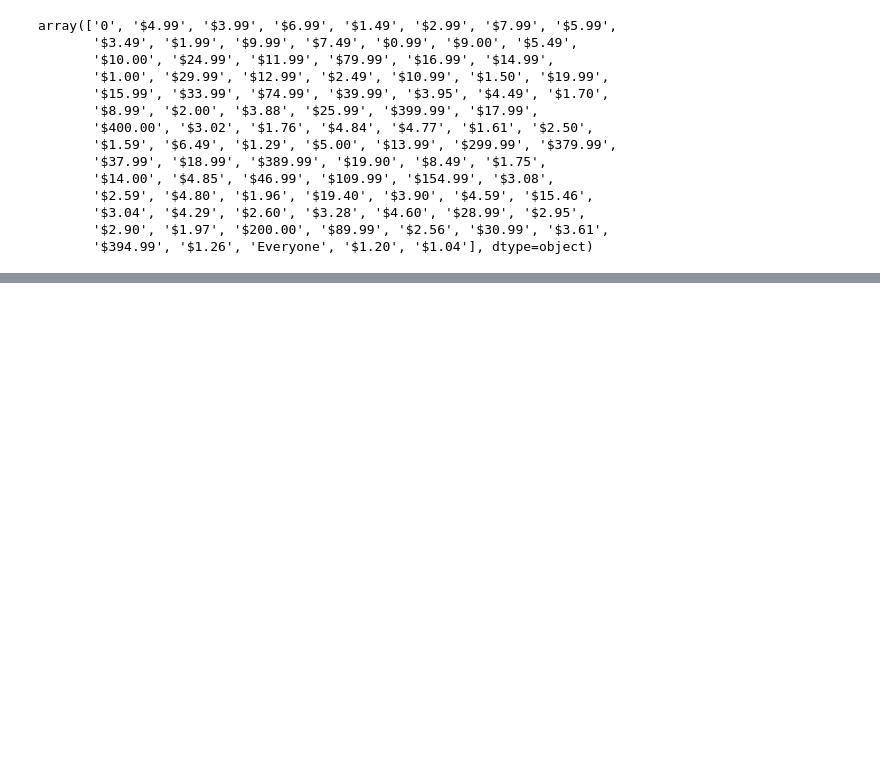
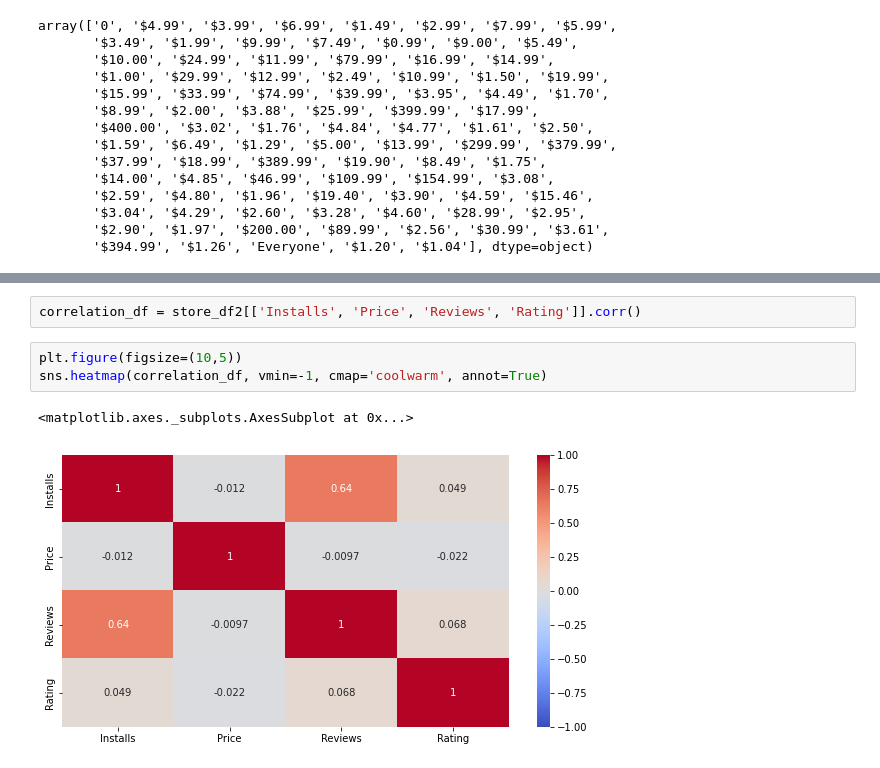
Before and after one commit to Sarasswati/playStore-data-analysis, a Jupyter notebook: Play_Store_App_Review_Analysis_Capstone_Project.ipynb, the cells around one changed output, grey strips where cells are left out. Cells and saved outputs as stored; diff of their text form; blank space fills up the shorter version.

```diff
--- a/Play_Store_App_Review_Analysis_Capstone_Project.ipynb
+++ b/Play_Store_App_Review_Analysis_Capstone_Project.ipynb
@@ -237,0 +236,8 @@ dtype('float64')
+# %%
+correlation_df = store_df2[['Installs', 'Price', 'Reviews', 'Rating']].corr()
+# %%
+plt.figure(figsize=(10,5))
+sns.heatmap(correlation_df, vmin=-1, cmap='coolwarm', annot=True)
+# %% [output]
+<matplotlib.axes._subplots.AxesSubplot at 0x...>
+[figure, added]
```
Also changed, not shown: parts of 2 cells of this notebook.
